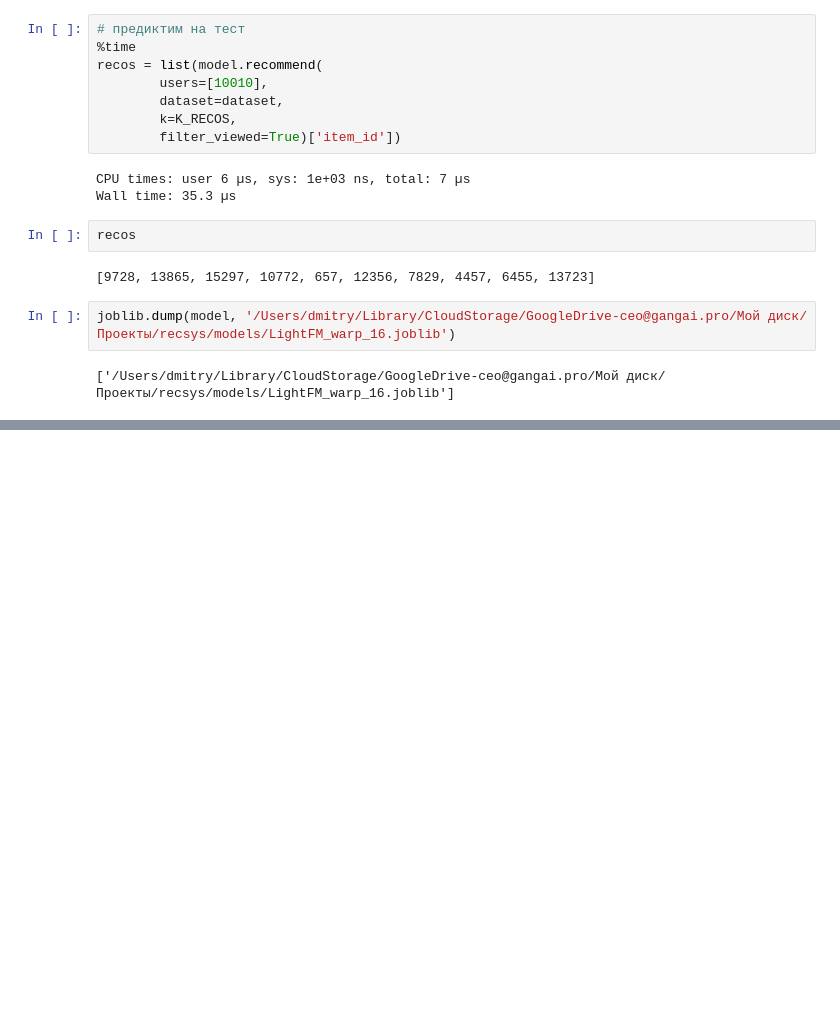
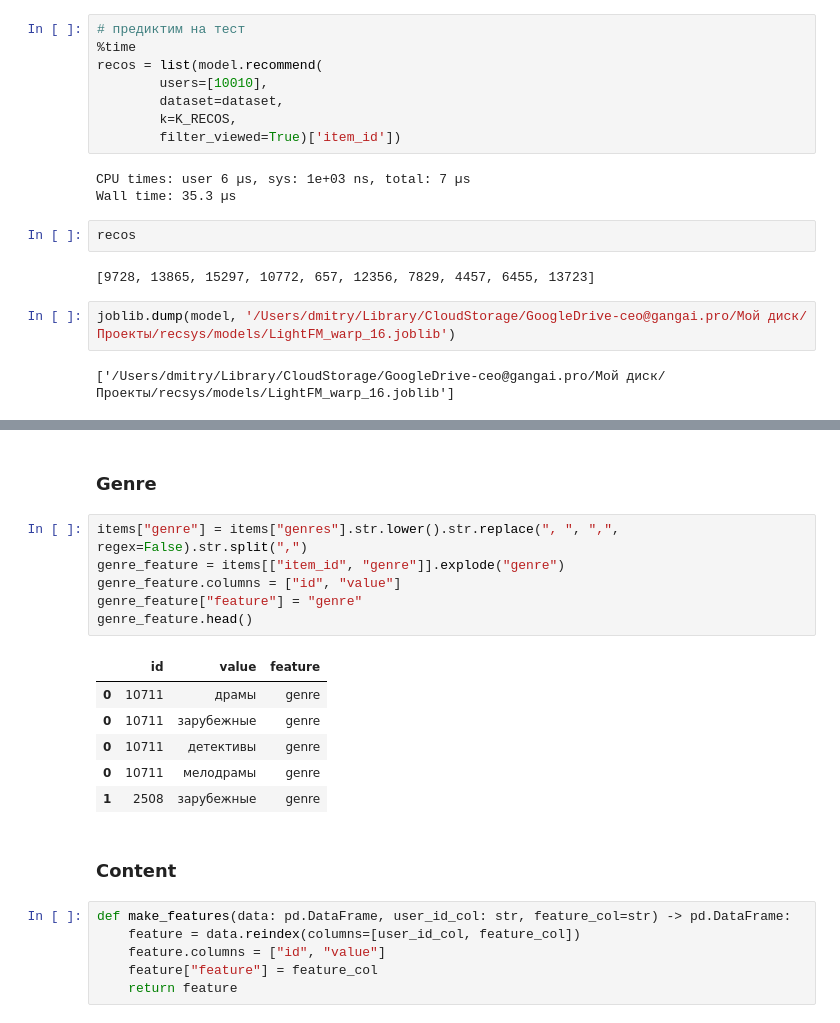
Before and after one commit to feldlime/recsys, a Jupyter notebook: notebooks/HW4/HW4.ipynb, the cells around one changed output, grey strips where cells are left out. Drawn from its saved outputs; the diff is of its cells as text; blank space fills up the shorter version.

```diff
--- a/notebooks/HW4/HW4.ipynb
+++ b/notebooks/HW4/HW4.ipynb
@@ -282,0 +340,23 @@ joblib.dump(model, '/Users/dmitry/Library/CloudStorage/GoogleDrive-ceo@gangai.pr
+# %% [markdown]
+### Genre
+# %%
+items["genre"] = items["genres"].str.lower().str.replace(", ", ",", regex=False).str.split(",")
+genre_feature = items[["item_id", "genre"]].explode("genre")
+genre_feature.columns = ["id", "value"]
+genre_feature["feature"] = "genre"
+genre_feature.head()
+# %% [output]
+|  | id | value | feature |
+| 0 | 10711 | драмы | genre |
+| 0 | 10711 | зарубежные | genre |
+| 0 | 10711 | детективы | genre |
+| 0 | 10711 | мелодрамы | genre |
+| 1 | 2508 | зарубежные | genre |
+# %% [markdown]
+### Content
+# %%
+def make_features(data: pd.DataFrame, user_id_col: str, feature_col=str) -> pd.DataFrame:
+    feature = data.reindex(columns=[user_id_col, feature_col])
+    feature.columns = ["id", "value"]
+    feature["feature"] = feature_col
+    return feature
```
Also changed, not shown: parts of 36 cells of this notebook.
